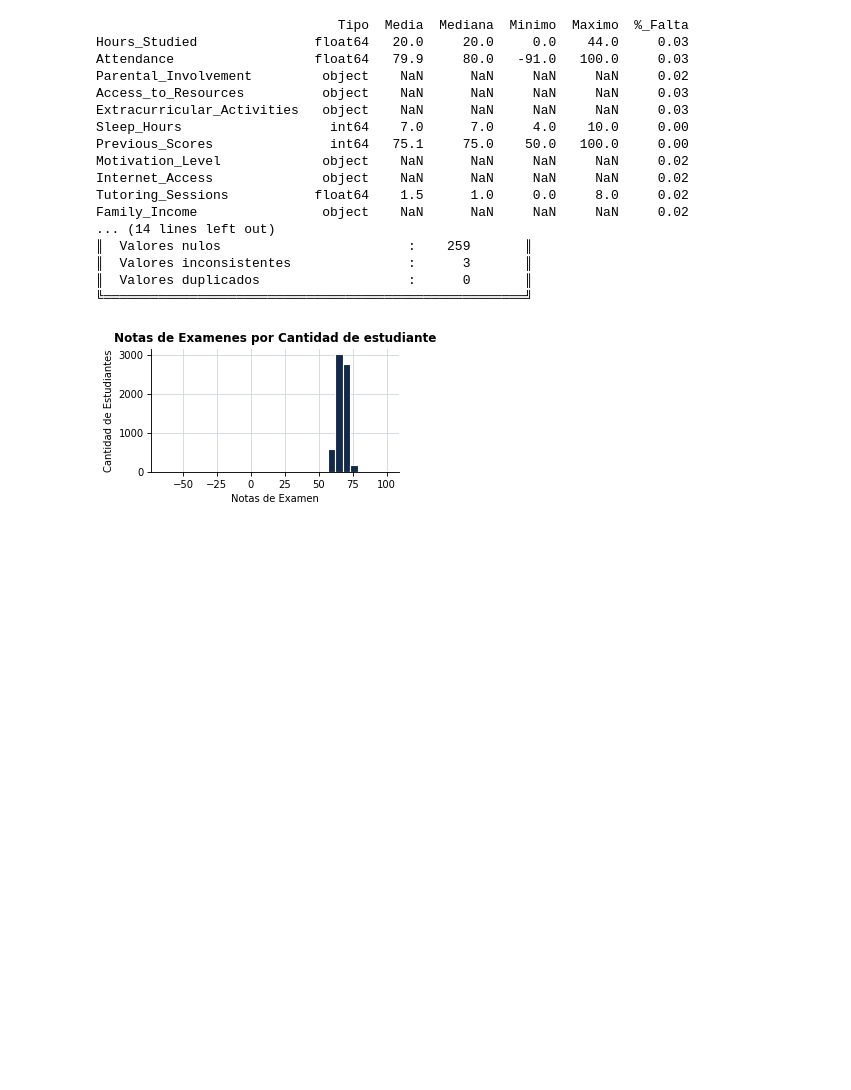
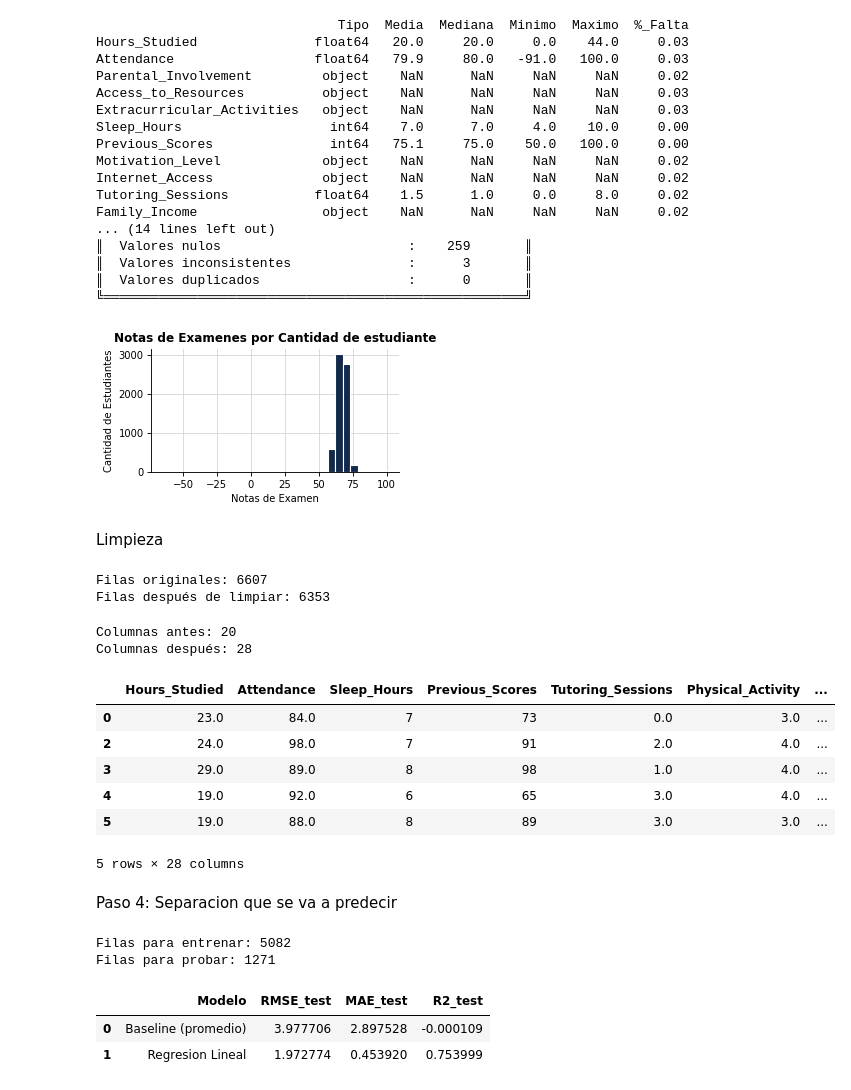
Before and after one commit to riack16/Proyecto-rendimiento-acad-mico, a Jupyter notebook: S100_Equipo4_ParteI.ipynb, the cells around one changed output. Cells and saved outputs as stored; diff of their text form; code cells hidden in the pictures; blank space fills up the shorter version.

Commit message:
seguimiento de regresion lineal

```diff
--- a/S100_Equipo4_ParteI.ipynb
+++ b/S100_Equipo4_ParteI.ipynb
@@ -5,6 +5,9 @@ import numpy as np
 import pandas as pd
 import matplotlib.pyplot as plt
 import seaborn as sns
+from sklearn.model_selection import  train_test_split
+from sklearn.metrics import mean_squared_error, mean_absolute_error, r2_score
+from sklearn.linear_model import LinearRegression
 
 AZUL = "#13294B"
 plt.rcParams.update({"figure.figsize": (4, 2), "figure.dpi": 80,
@@ -12,7 +15,7 @@ plt.rcParams.update({"figure.figsize": (4, 2), "figure.dpi": 80,
                      "axes.grid": True, "axes.axisbelow": True,
                      "grid.color": "#D3D8E0", "axes.titleweight": "bold", "font.size": 9})
 
-df = pd.read_csv("/content/StudentPerformanceFactors.csv")
+df = pd.read_csv("https://raw.githubusercontent.com/riack16/Proyecto-rendimiento-acad-mico/main/StudentPerformanceFactors.csv")
 
 
 print("Filas y columnas:", df.shape)
@@ -113,3 +116,54 @@ plt.title("Notas de Examenes por Cantidad de estudiante")
 plt.show()
 # %% [output]
 [figure]
+# %% [markdown]
+Limpieza
+# %%
+# Paso 1: quitar las 3 filas con valores imposibles
+df_limpio = df[(df["Attendance"] >= 0) & (df["Attendance"] <= 100) &
+               (df["Exam_Score"] >= 0) & (df["Exam_Score"] <= 100)].copy()
+
+# Paso 2: quitar las filas que tengan algún dato faltante
+df_limpio = df_limpio.dropna()
+
+print("Filas originales:", df.shape[0])
+print("Filas después de limpiar:", df_limpio.shape[0])
+# %% [output]
+Filas originales: 6607
+Filas después de limpiar: 6353
+# %%
+# Paso 3: convertir las columnas de texto a columnas numéricas (0 y 1)
+df_codificado = pd.get_dummies(df_limpio, drop_first=True)
+
+print("Columnas antes:", df_limpio.shape[1])
+print("Columnas después:", df_codificado.shape[1])
+df_codificado.head()
+# %% [output]
+Columnas antes: 20
+Columnas después: 28
+|  | Hours_Studied | Attendance | Sleep_Hours | Previous_Scores | Tutoring_Sessions | Physical_Activity | ... |
+| 0 | 23.0 | 84.0 | 7 | 73 | 0.0 | 3.0 | ... |
+| 2 | 24.0 | 98.0 | 7 | 91 | 2.0 | 4.0 | ... |
+| 3 | 29.0 | 89.0 | 8 | 98 | 1.0 | 4.0 | ... |
+| 4 | 19.0 | 92.0 | 6 | 65 | 3.0 | 4.0 | ... |
+| 5 | 19.0 | 88.0 | 8 | 89 | 3.0 | 3.0 | ... |
+5 rows × 28 columns
+# %% [markdown]
+Paso 4: Separacion que se va a predecir
+# %%
+
+
+#Paso 4: Separar variable objetivo (y) del resto (x), y partir en entrenamiento/prueba
+
+X = df_codificado.drop(columns=["Exam_Score"])
+y = df_codificado["Exam_Score"]
+
+X_train, X_test, y_train, y_test = train_test_split(
+    X, y, test_size=0.2, random_state=42
+)
+
+print("Filas para entrenar:", X_train.shape[0])
+print("Filas para probar:", X_test.shape[0])
+# %% [output]
+Filas para entrenar: 5082
+Filas para probar: 1271
@@ -115,0 +181,22 @@ plt.show()
+# %%
+#Paso 7: Comparar baseline vs Regresion Lineal
+resultados = pd.DataFrame({
+    "Modelo": ["Baseline (promedio)", "Regresion Lineal"],
+    "RMSE_test":[
+        np.sqrt(mean_squared_error(y_test, pred_baseline_test)),
+        np.sqrt(mean_squared_error(y_test, pred_lr_test)),
+    ],
+    "MAE_test":[
+        mean_absolute_error(y_test, pred_baseline_test),
+        mean_absolute_error(y_test, pred_lr_test),
+    ],
+    "R2_test":[
+        r2_score(y_test, pred_baseline_test),
+        r2_score(y_test, pred_lr_test),
+    ],
+})
+resultados
+# %% [output]
+|  | Modelo | RMSE_test | MAE_test | R2_test |
+| 0 | Baseline (promedio) | 3.977706 | 2.897528 | -0.000109 |
+| 1 | Regresion Lineal | 1.972774 | 0.453920 | 0.753999 |
```
Also changed, not shown: parts of 2 cells of this notebook.
